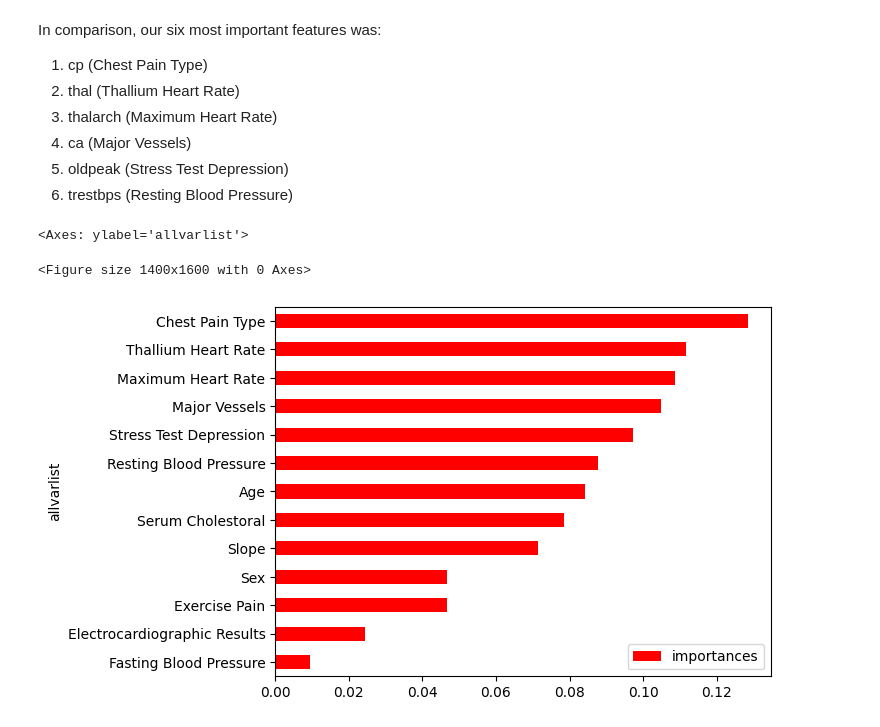
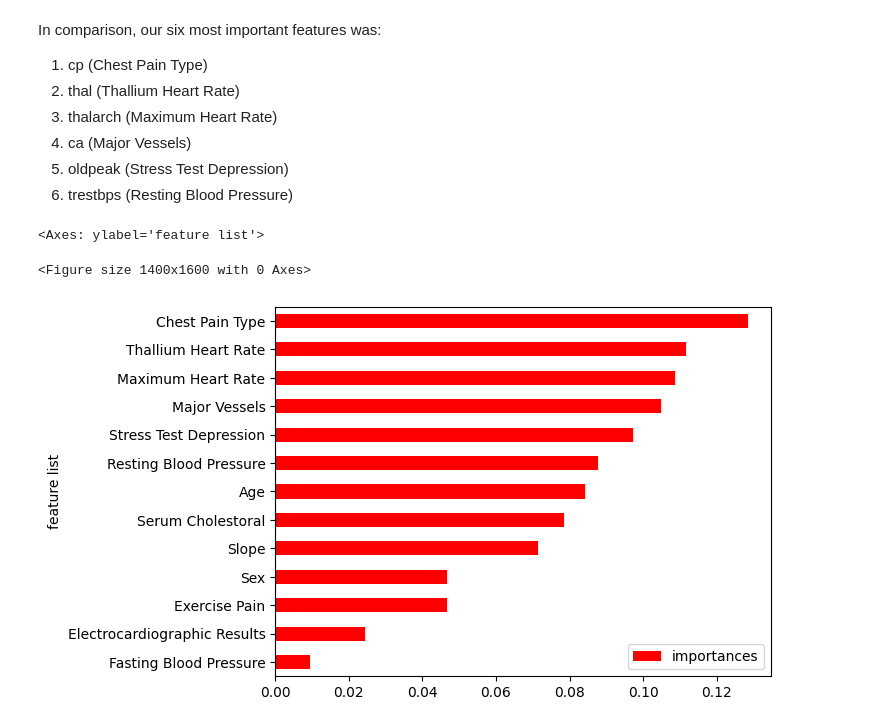
Before and after one commit to jww2145/heart-disease, a Jupyter notebook: Heart_Disease_Lab.ipynb, the cells around one changed output. Saved outputs shown, nothing was run; the diff lists cells and outputs as text; code cells hidden in the pictures.

```diff
--- a/Heart_Disease_Lab.ipynb
+++ b/Heart_Disease_Lab.ipynb
@@ -118,11 +118,11 @@ In comparison, our six most important features was:
 # %%
 forest_importances = pd.Series(importances, index=feature_names)
 
 plt.figure(figsize=(14,16))
-df3=pd.DataFrame({'allvarlist':feature_names,'importances':forest_importances})
+df3=pd.DataFrame({'feature list':feature_names,'importances':forest_importances})
 df3.sort_values('importances',inplace=True)
-df3.plot(kind='barh',y='importances',x='allvarlist',color='r')
+df3.plot(kind='barh',y='importances',x='feature list',color='r')
 # %% [output]
-<Axes: ylabel='allvarlist'>
+<Axes: ylabel='feature list'>
 <Figure size 1400x1600 with 0 Axes>
-[figure, old version]
+[figure, new version]
```
